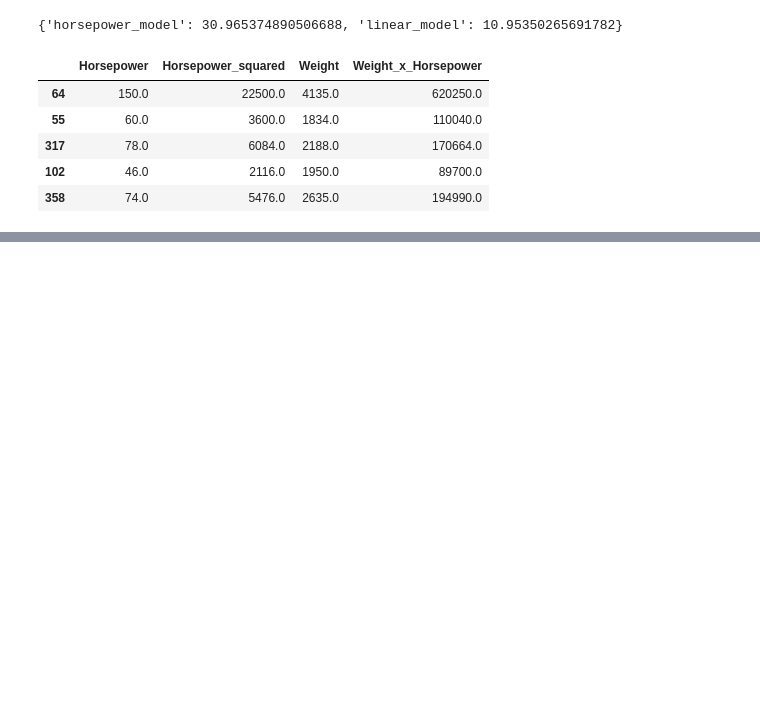
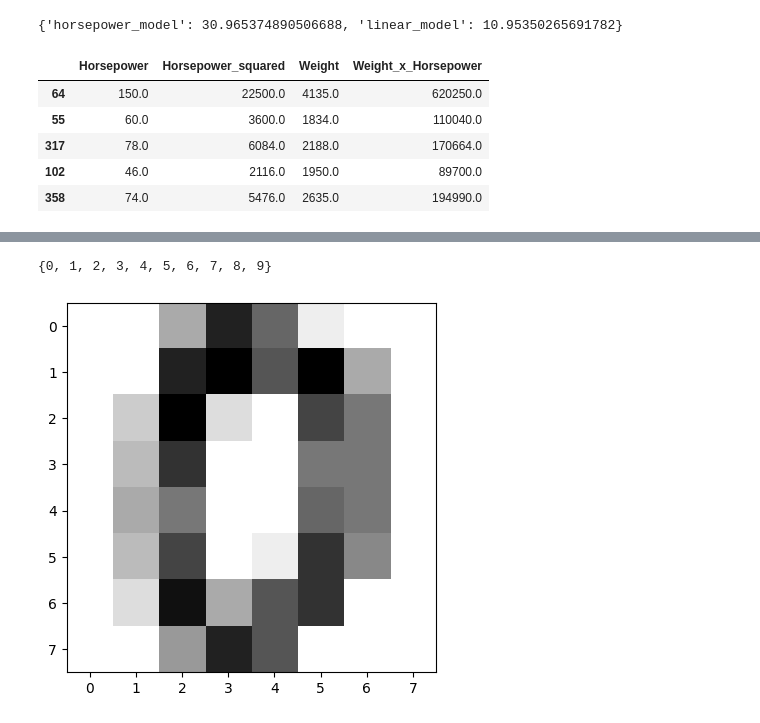
Before and after one commit to 2026-2-fundamentos/std-max-steven-hurtado-ramos, a Jupyter notebook: P200_regresion_basica/notebooks/notebook.ipynb, the cells around one changed output, grey strips where cells are left out. Saved outputs shown, nothing was run; the diff lists cells and outputs as text; code cells hidden in the pictures; blank space fills up the shorter version.

```diff
--- a/P200_regresion_basica/notebooks/notebook.ipynb
+++ b/P200_regresion_basica/notebooks/notebook.ipynb
@@ -720,0 +1044,7 @@ train_features_flexible[["Horsepower", "Horsepower_squared", "Weight", "Weight_x
+# %%
+
+# Se cargan imágenes etiquetadas de dígitos para construir un clasificador.
+
+digits = datasets.load_digits()
+
+# ---
@@ -720,0 +1076,17 @@ train_features_flexible[["Horsepower", "Horsepower_squared", "Weight", "Weight_x
+# %%
+
+# ¿Qué dígitos debe distinguir el modelo?
+
+set(digits.target)
+# %% [output]
+{0, 1, 2, 3, 4, 5, 6, 7, 8, 9}
+# %%
+
+# Se visualiza cómo se ve una matriz de píxeles para una persona.
+
+plt.figure()
+plt.imshow(digits.images[0], cmap=plt.cm.binary)
+plt.grid(False)
+plt.show()
+# %% [output]
+[figure, added]
```
Also changed, not shown: parts of 34 cells of this notebook, 8 other files.
